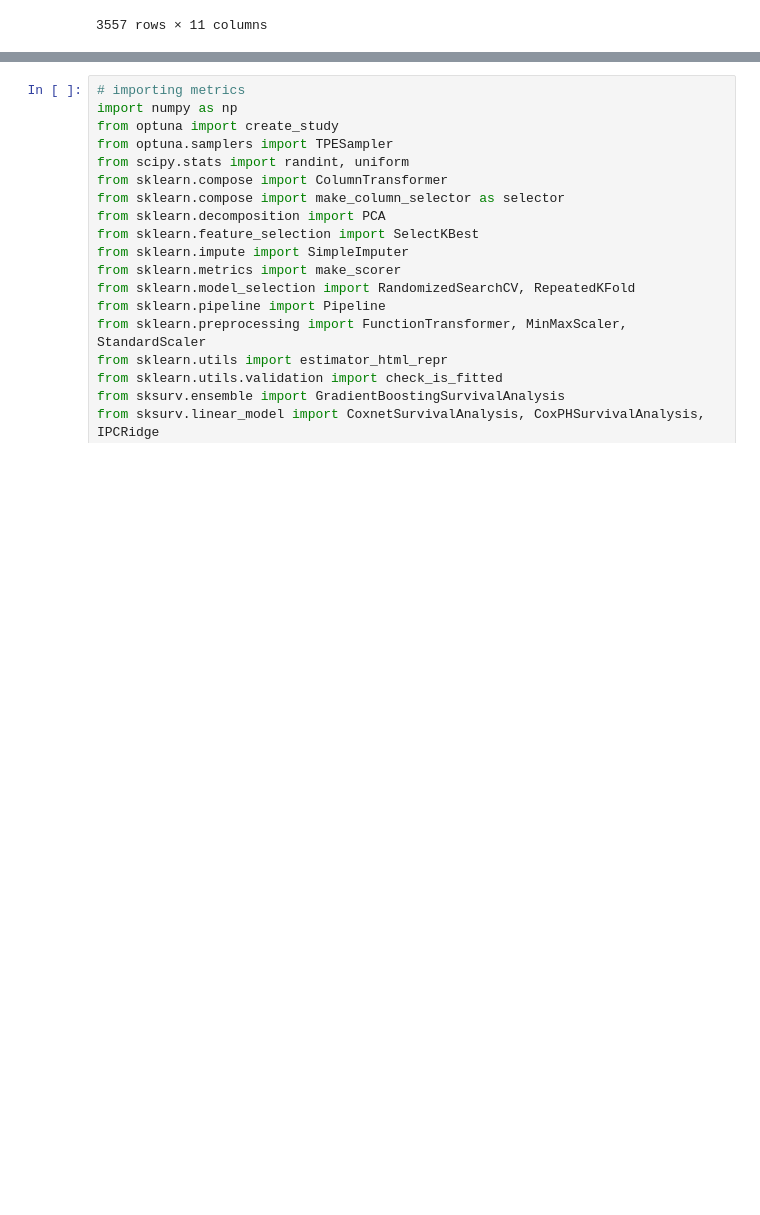
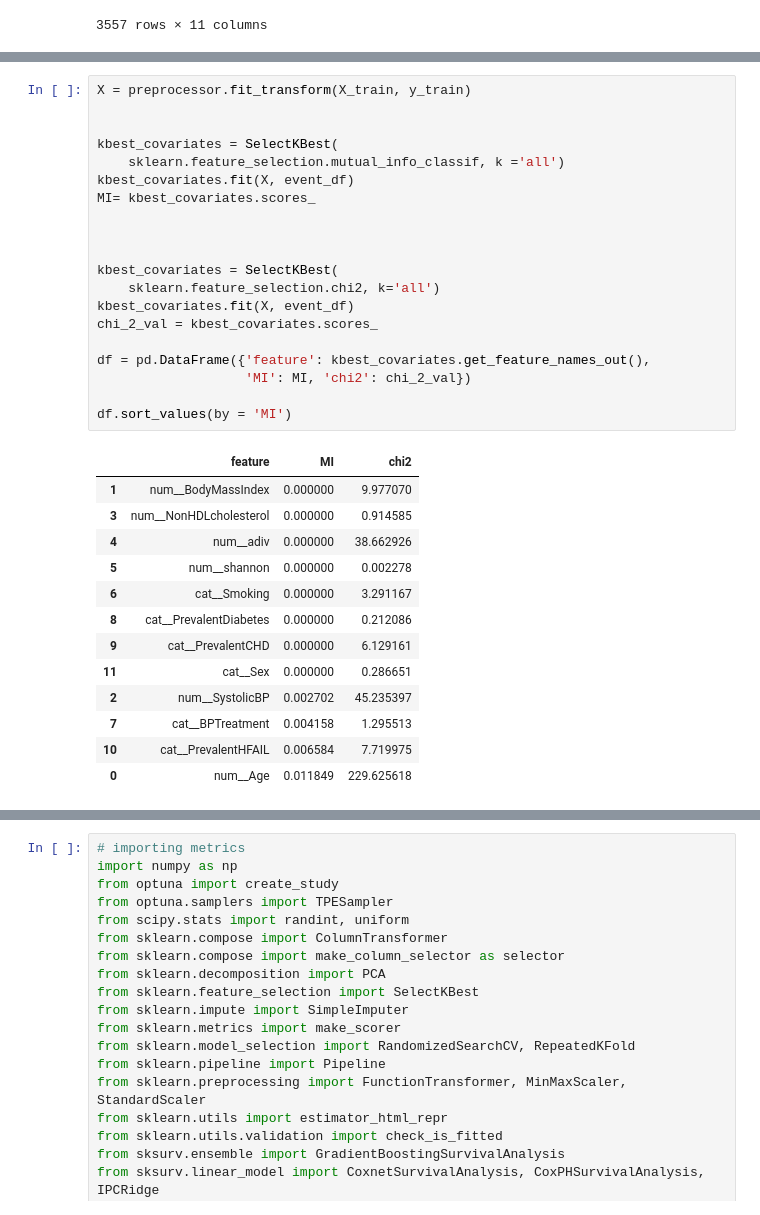
Before and after one commit to TristanFauvel/DreamHF, a Jupyter notebook: src/dev.ipynb, the cells around one changed output, grey strips where cells are left out. Drawn from its saved outputs; the diff is of its cells as text; blank space fills up the shorter version.

```diff
--- a/src/dev.ipynb
+++ b/src/dev.ipynb
@@ -104,0 +339,34 @@ CLINICAL_COVARIATES
+# %%
+X = preprocessor.fit_transform(X_train, y_train)
+
+
+kbest_covariates = SelectKBest(
+    sklearn.feature_selection.mutual_info_classif, k ='all')
+kbest_covariates.fit(X, event_df)
+MI= kbest_covariates.scores_
+
+
+
+kbest_covariates = SelectKBest(
+    sklearn.feature_selection.chi2, k='all')
+kbest_covariates.fit(X, event_df)
+chi_2_val = kbest_covariates.scores_
+
+df = pd.DataFrame({'feature': kbest_covariates.get_feature_names_out(),
+                   'MI': MI, 'chi2': chi_2_val})
+
+df.sort_values(by = 'MI')
+# %% [output]
+|  | feature | MI | chi2 |
+| 1 | num__BodyMassIndex | 0.000000 | 9.977070 |
+| 3 | num__NonHDLcholesterol | 0.000000 | 0.914585 |
+| 4 | num__adiv | 0.000000 | 38.662926 |
+| 5 | num__shannon | 0.000000 | 0.002278 |
+| 6 | cat__Smoking | 0.000000 | 3.291167 |
+| 8 | cat__PrevalentDiabetes | 0.000000 | 0.212086 |
+| 9 | cat__PrevalentCHD | 0.000000 | 6.129161 |
+| 11 | cat__Sex | 0.000000 | 0.286651 |
+| 2 | num__SystolicBP | 0.002702 | 45.235397 |
+| 7 | cat__BPTreatment | 0.004158 | 1.295513 |
+| 10 | cat__PrevalentHFAIL | 0.006584 | 7.719975 |
+| 0 | num__Age | 0.011849 | 229.625618 |
```
Also changed, not shown: parts of 33 cells of this notebook, 6 other files.
